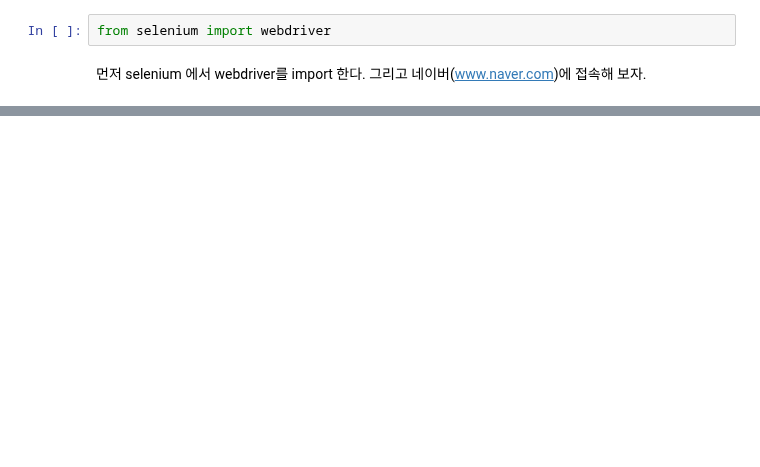
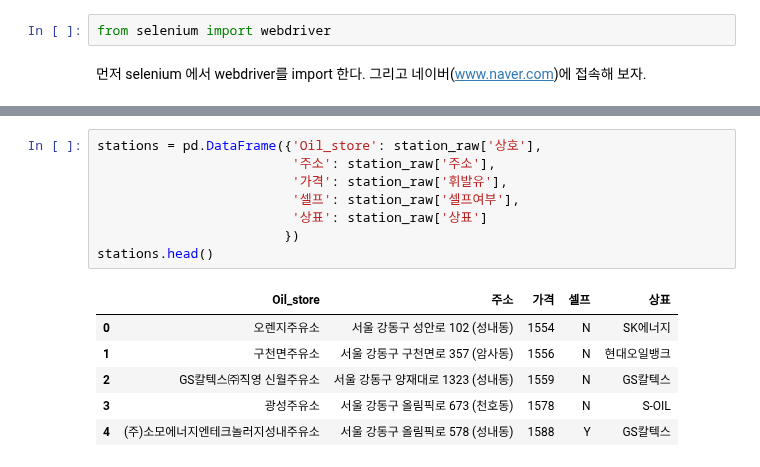
Before and after one commit to jaeyoon89/python_datascience_study, a Jupyter notebook: ch4_self_oil_store.ipynb, the cells around one changed output, grey strips where cells are left out. Cells and saved outputs as stored; diff of their text form; blank space fills up the shorter version.

```diff
--- a/ch4_self_oil_store.ipynb
+++ b/ch4_self_oil_store.ipynb
@@ -28,0 +263,15 @@ OSError: [Errno 8] Exec format error: '/home/jaeyoon89/DataScience/driver/chrome
+# %%
+stations = pd.DataFrame({'Oil_store': station_raw['상호'],
+                         '주소': station_raw['주소'],
+                         '가격': station_raw['휘발유'],
+                         '셀프': station_raw['셀프여부'],
+                         '상표': station_raw['상표']
+                        })
+stations.head()
+# %% [output]
+|  | Oil_store | 주소 | 가격 | 셀프 | 상표 |
+| 0 | 오렌지주유소 | 서울 강동구 성안로 102 (성내동) | 1554 | N | SK에너지 |
+| 1 | 구천면주유소 | 서울 강동구 구천면로 357 (암사동) | 1556 | N | 현대오일뱅크 |
+| 2 | GS칼텍스㈜직영 신월주유소 | 서울 강동구 양재대로 1323 (성내동) | 1559 | N | GS칼텍스 |
+| 3 | 광성주유소 | 서울 강동구 올림픽로 673 (천호동) | 1578 | N | S-OIL |
+| 4 | (주)소모에너지엔테크놀러지성내주유소 | 서울 강동구 올림픽로 578 (성내동) | 1588 | Y | GS칼텍스 |
```
Also changed, not shown: parts of 63 cells of this notebook.
